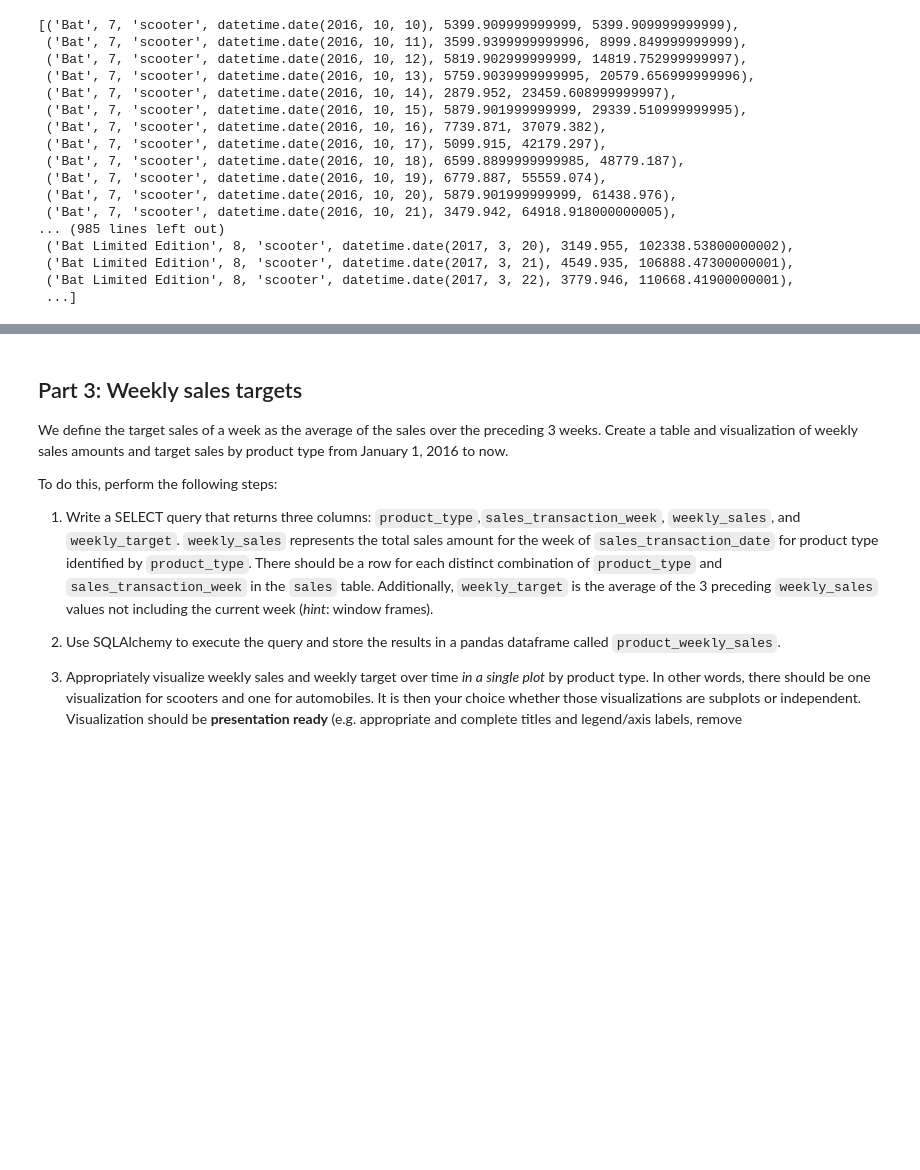
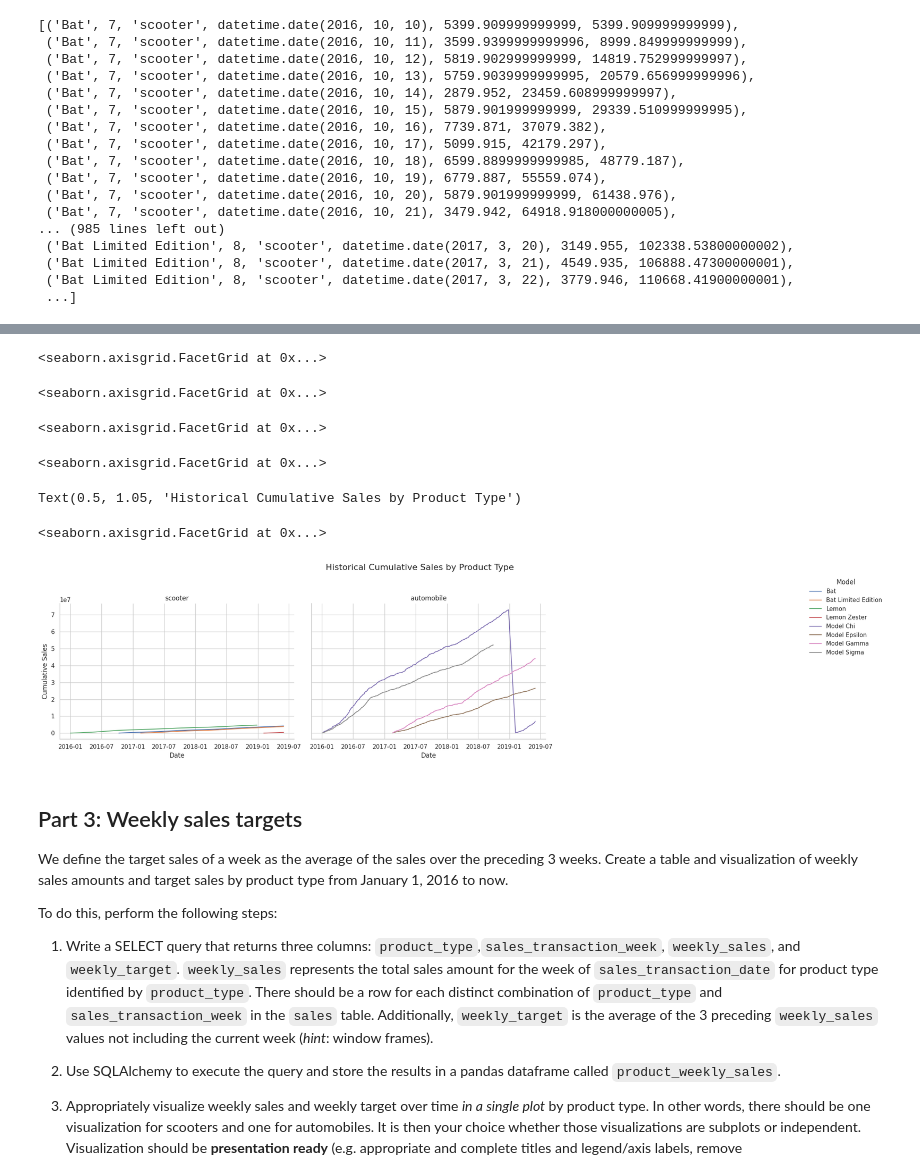
Before and after one commit to TAMU-STAT-624-Spring-2024/visualize-this-group-2, a Jupyter notebook: PythonVizAssignment_20240326_template.ipynb, the cells around one changed output, grey strips where cells are left out. Saved outputs shown, nothing was run; the diff lists cells and outputs as text; code cells hidden in the pictures; blank space fills up the shorter version.

Commit message:
Visualizations done

```diff
--- a/PythonVizAssignment_20240326_template.ipynb
+++ b/PythonVizAssignment_20240326_template.ipynb
@@ -231,3 +229,7 @@ engine.execute(query2).fetchall()
  ...]
 # %%
 #2.2 create dataframe
+query_results = engine.execute(query2).fetchall()
+
+cumulative_sales_byproduct = pd.DataFrame(query_results, columns=['model', 'product_id', 'product_type', 'sales_transaction_date', 'sales_amount', 'cumulative_sales'])
+print(cumulative_sales_byproduct)
@@ -234,5 +254,45 @@ engine.execute(query2).fetchall()
 # %%
 #2.3
+
+
+cumulative_sales_byproduct['sales_transaction_date'] = pd.to_datetime(cumulative_sales_byproduct['sales_transaction_date'])
+
+# Setting the  plot style
+sns.set(style="whitegrid")
+
+# Adding FacetGrid
+g = sns.FacetGrid(cumulative_sales_byproduct, col="product_type", hue="model", col_wrap=3, height=5, aspect=1.2)
+
+# Plotting cumulative sales over time
+g.map(sns.lineplot, "sales_transaction_date", "cumulative_sales")
+
+# Titles and labels
+g.set_titles("{col_name}")
+g.set_xlabels("Date")
+g.set_ylabels("Cumulative Sales")
+
+# Adjust title position
+plt.subplots_adjust(top=0.5)
+
+# Set overall title
+g.fig.suptitle("Historical Cumulative Sales by Product Type", fontsize=16, y=1.05)
+
+# Add legend outside the plot
+g.add_legend(title="Model", bbox_to_anchor=(1, 1), loc='upper left')
+
+
+
+# Show plot
+plt.tight_layout()
+plt.show()
+# %% [output]
+<seaborn.axisgrid.FacetGrid at 0x...>
+<seaborn.axisgrid.FacetGrid at 0x...>
+<seaborn.axisgrid.FacetGrid at 0x...>
+<seaborn.axisgrid.FacetGrid at 0x...>
+Text(0.5, 1.05, 'Historical Cumulative Sales by Product Type')
+<seaborn.axisgrid.FacetGrid at 0x...>
+[figure, added]
 # %% [markdown]
 ## Part 3: Weekly sales targets
 
```
Also changed, not shown: parts of 4 cells of this notebook.
